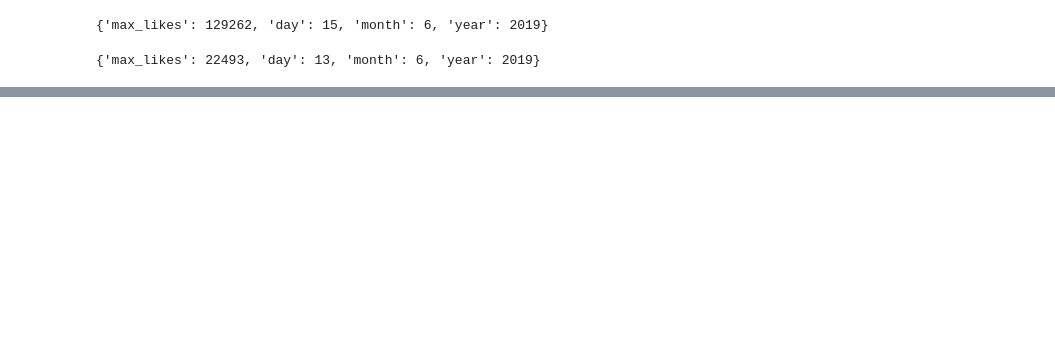
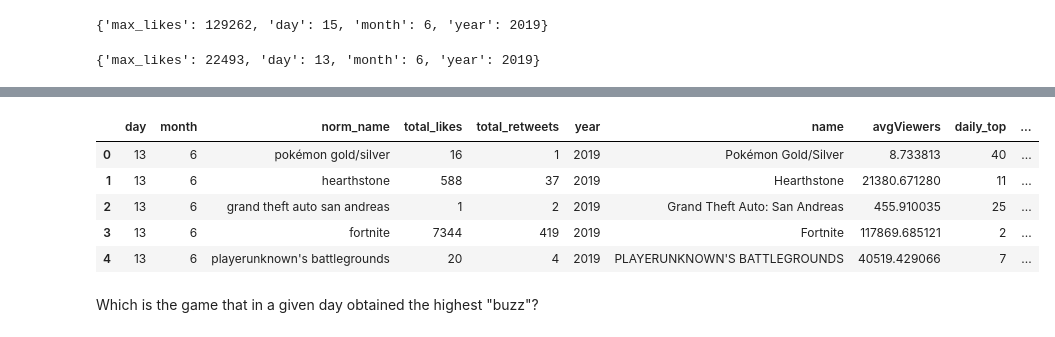
Before and after one commit to hechmik/videogames_buzz, a Jupyter notebook: notebooks/mongo_queries3.ipynb, the cells around one changed output, grey strips where cells are left out. Cells and saved outputs as stored; diff of their text form; code cells hidden in the pictures; blank space fills up the shorter version.

```diff
--- a/notebooks/mongo_queries3.ipynb
+++ b/notebooks/mongo_queries3.ipynb
@@ -567,0 +699,7 @@ lowest_likes_of_all_times.next()
+# %%
+twitch_stats_df.day= twitch_stats_df.day.astype(int)
+twitch_stats_df.month= twitch_stats_df.month.astype(int)
+twitch_stats_df.year= twitch_stats_df.year.astype(int)
+# %%
+combined_stats = pd.merge(tweet_stats_df, twitch_stats_df, on = ['norm_name', 'day', 'month', 'year'], how="inner")
+combined_stats.head()
@@ -567,0 +713,12 @@ lowest_likes_of_all_times.next()
+# %%
+combined_stats['buzz'] = combined_stats.total_likes + combined_stats.total_retweets + combined_stats.avgViewers
+combined_stats.head()
+# %% [output]
+|  | day | month | norm_name | total_likes | total_retweets | year | name | avgViewers | daily_top | ... |
+| 0 | 13 | 6 | pokémon gold/silver | 16 | 1 | 2019 | Pokémon Gold/Silver | 8.733813 | 40 | ... |
+| 1 | 13 | 6 | hearthstone | 588 | 37 | 2019 | Hearthstone | 21380.671280 | 11 | ... |
+| 2 | 13 | 6 | grand theft auto san andreas | 1 | 2 | 2019 | Grand Theft Auto: San Andreas | 455.910035 | 25 | ... |
+| 3 | 13 | 6 | fortnite | 7344 | 419 | 2019 | Fortnite | 117869.685121 | 2 | ... |
+| 4 | 13 | 6 | playerunknown's battlegrounds | 20 | 4 | 2019 | PLAYERUNKNOWN'S BATTLEGROUNDS | 40519.429066 | 7 | ... |
+# %% [markdown]
+Which is the game that in a given day obtained the highest "buzz"?
```
Also changed, not shown: parts of 22 cells of this notebook.
